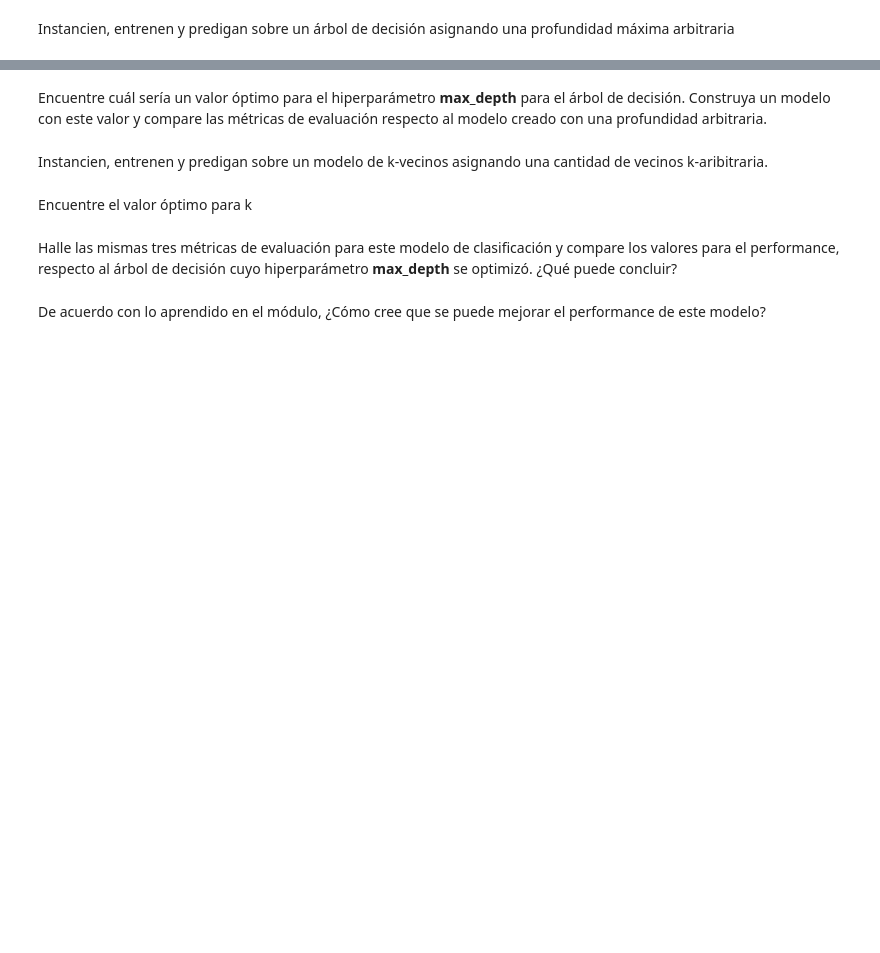
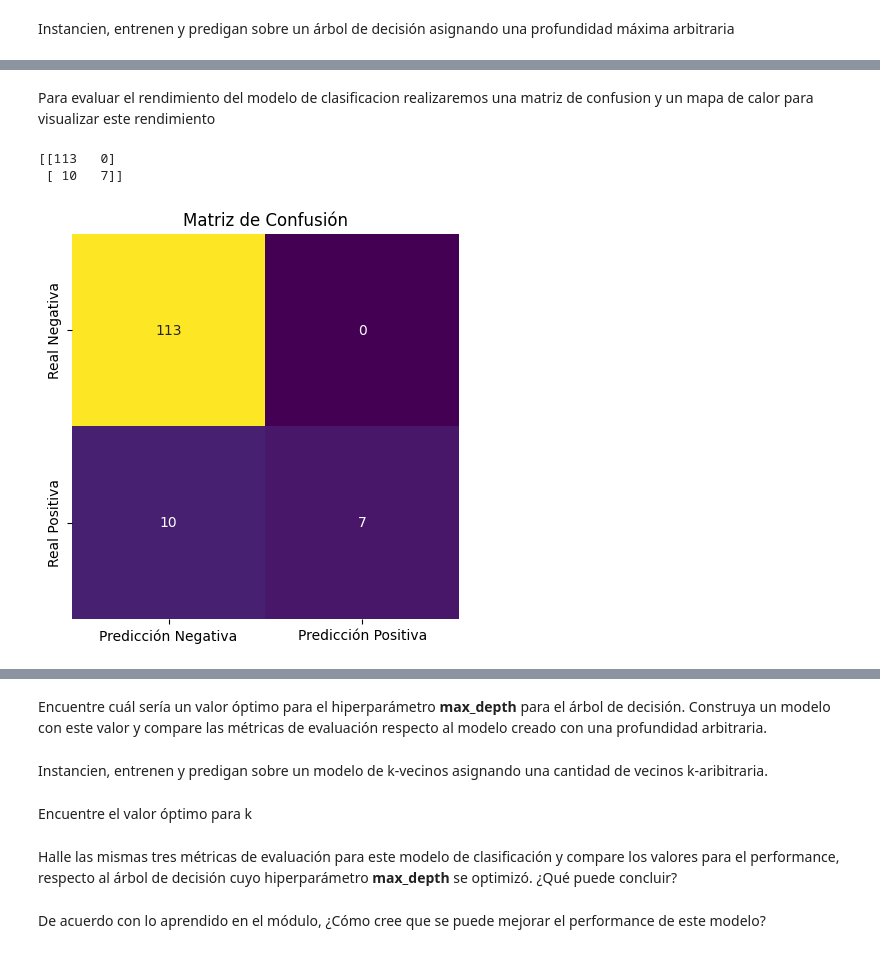
Before and after one commit to ASGuzman/ProyectoIntegradorM6, a Jupyter notebook: Proyecto_Integrador_3_Modelamiento.ipynb, the cells around one changed output, grey strips where cells are left out. Drawn from its saved outputs; the diff is of its cells as text; code cells hidden in the pictures; blank space fills up the shorter version.

```diff
--- a/Proyecto_Integrador_3_Modelamiento.ipynb
+++ b/Proyecto_Integrador_3_Modelamiento.ipynb
@@ -69,0 +71,12 @@ Separen el dataset en X_train, X_test, y_train y y_test
+# %%
+X_train, X_test, y_train, y_test = train_test_split(X,y, test_size=0.30, random_state=50, stratify=y)
+print("Cantidad de instancias en el conjunto de entrenamiento son:", len(X_train))
+print("Cantidad de instancias en el conjunto de prueba:", len(X_test))
+y_train_no = y_train.value_counts()[0]
+y_train_si = y_train.value_counts()[1]
+y_test_no = y_test.value_counts()[0]
+y_test_si = y_test.value_counts()[1]
+print("Cantidad de etiquetas en el conjunto de entrenamiento que son NO:", y_train_no)
+print("Cantidad de etiquetas en el conjunto de entrenamiento que son SI:", y_train_si)
+print("Cantidad de etiquetas en el conjunto de entrenamiento que son NO:", y_test_no)
+print("Cantidad de etiquetas en el conjunto de entrenamiento que son SI:", y_test_si)
@@ -69,0 +92,8 @@ Separen el dataset en X_train, X_test, y_train y y_test
+# %%
+smote = SMOTE(random_state=50)
+X_train_smote, y_train_smote = smote.fit_resample(X_train, y_train)
+print("Cantidad de instancias en el conjunto de prueba:", len(X_train_smote))
+y_train_smote_no = y_train_smote.value_counts()[0]
+y_train_smote_si = y_train_smote.value_counts()[1]
+print("Cantidad de etiquetas en el conjunto de entrenamiento que son NO:", y_train_smote_no)
+print("Cantidad de etiquetas en el conjunto de entrenamiento que son SI:", y_train_smote_si)
@@ -75,0 +106,7 @@ Seleccione tres métricas de evaluación para este modelo de clasificación y de
+# %%
+prof_max_arbitraria = 8
+model_tree = DecisionTreeClassifier(max_depth=prof_max_arbitraria)
+model_tree.fit(X_train_smote,y_train_smote)
+y_pred = model_tree.predict(X_test)
+
+print(classification_report(y_test, y_pred))
@@ -75,0 +122,16 @@ Seleccione tres métricas de evaluación para este modelo de clasificación y de
+# %% [markdown]
+Para evaluar el rendimiento del modelo de clasificacion realizaremos una matriz de confusion y un mapa de calor para visualizar este rendimiento
+# %%
+matriz_confusion = confusion_matrix(y_pred, y_test)
+print(matriz_confusion)
+
+plt.figure(figsize=(5,5))
+sns.heatmap(matriz_confusion, annot=True,fmt="d", cmap="viridis", cbar=False,
+            xticklabels=['Predicción Negativa', 'Predicción Positiva'],
+            yticklabels=['Real Negativa', 'Real Positiva'])
+plt.title('Matriz de Confusión')
+plt.show()
+# %% [output]
+[[113   0]
+ [ 10   7]]
+[figure, added]
```
Also changed, not shown: parts of 11 cells of this notebook.
